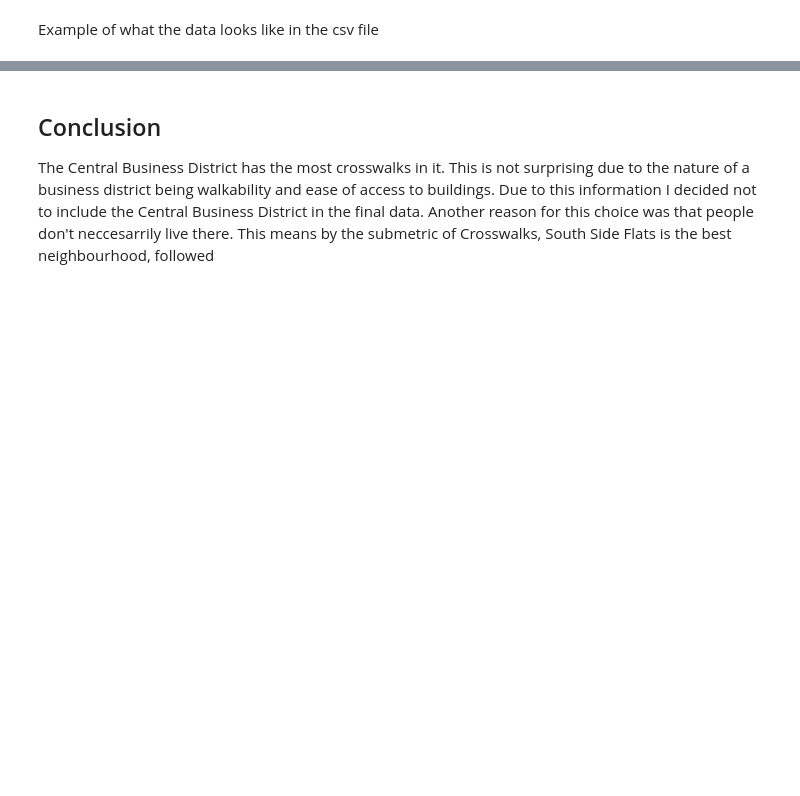
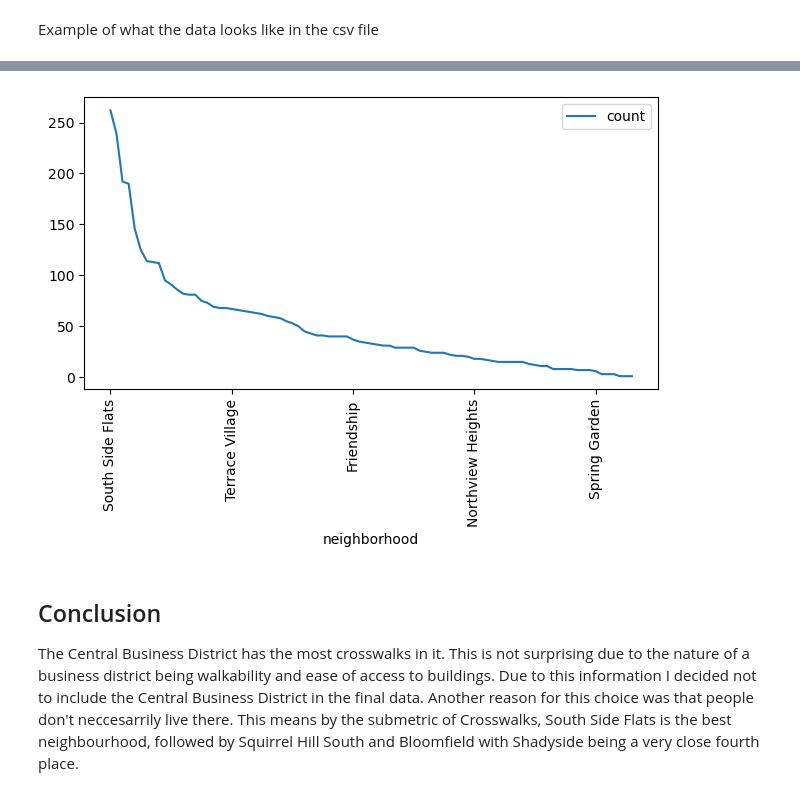
Before and after one commit to Revanik/Best-Neighbourhoods-Big-Ideas-Final, a Jupyter notebook: Ryan.ipynb, the cells around one changed output, grey strips where cells are left out. Drawn from its saved outputs; the diff is of its cells as text; code cells hidden in the pictures; blank space fills up the shorter version.

```diff
--- a/Ryan.ipynb
+++ b/Ryan.ipynb
@@ -48,0 +40,3 @@ crosswalkCounts
+# %%
+crosswalkCounts = crosswalkCounts.iloc[1:]
+crosswalkCounts
@@ -49,4 +58,11 @@ crosswalkCounts
+# %%
+crosswalkCounts.plot()
+plt.xticks(rotation=90)
+plt.tight_layout()
+plt.show()
+# %% [output]
+[figure, added]
 # %% [markdown]
 ## Conclusion
 
-The Central Business District has the most crosswalks in it. This is not surprising due to the nature of a business district being walkability and ease of access to buildings. Due to this information I decided not to include the Central Business District in the final data. Another reason for this choice was that people don't neccesarrily live there. This means by the submetric of Crosswalks, South Side Flats is the best neighbourhood, followed
+The Central Business District has the most crosswalks in it. This is not surprising due to the nature of a business district being walkability and ease of access to buildings. Due to this information I decided not to include the Central Business District in the final data. Another reason for this choice was that people don't neccesarrily live there. This means by the submetric of Crosswalks, South Side Flats is the best neighbourhood, followed by Squirrel Hill South and Bloomfield with Shadyside being a very close fourth place.
```
Also changed, not shown: parts of 8 cells of this notebook, 1 other file.
